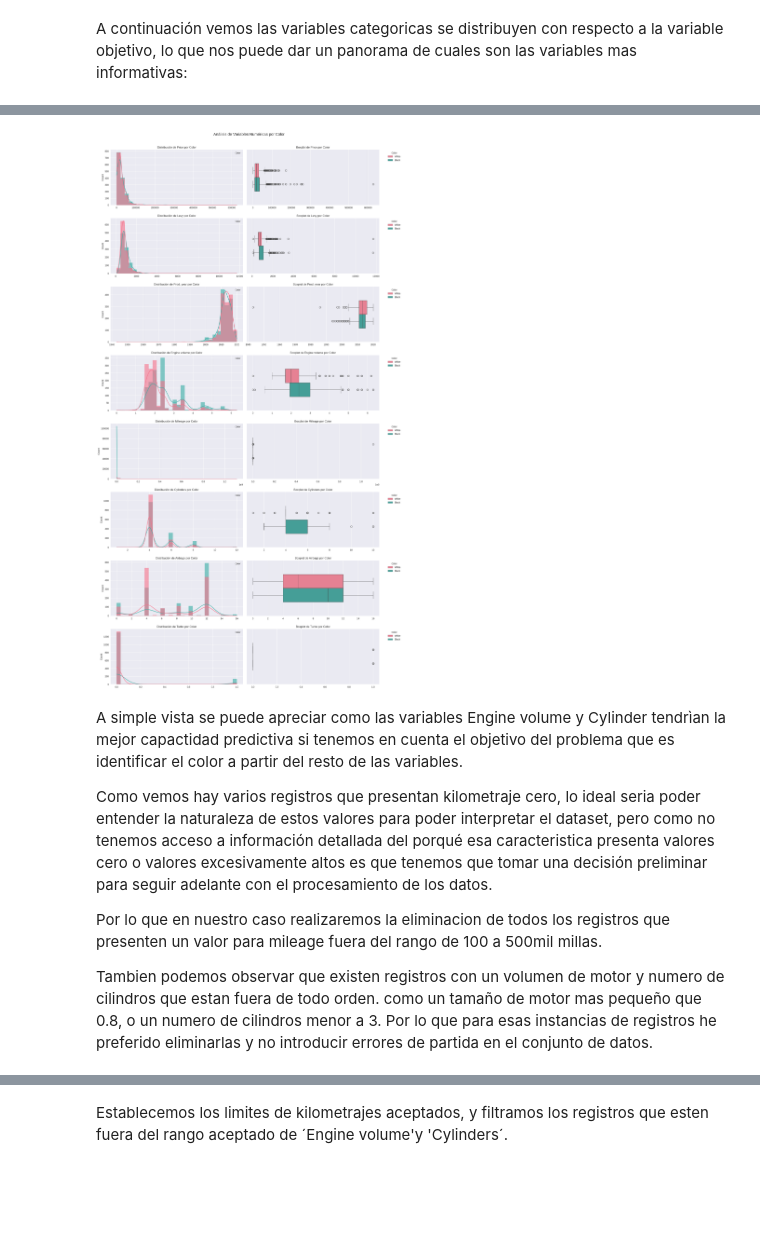
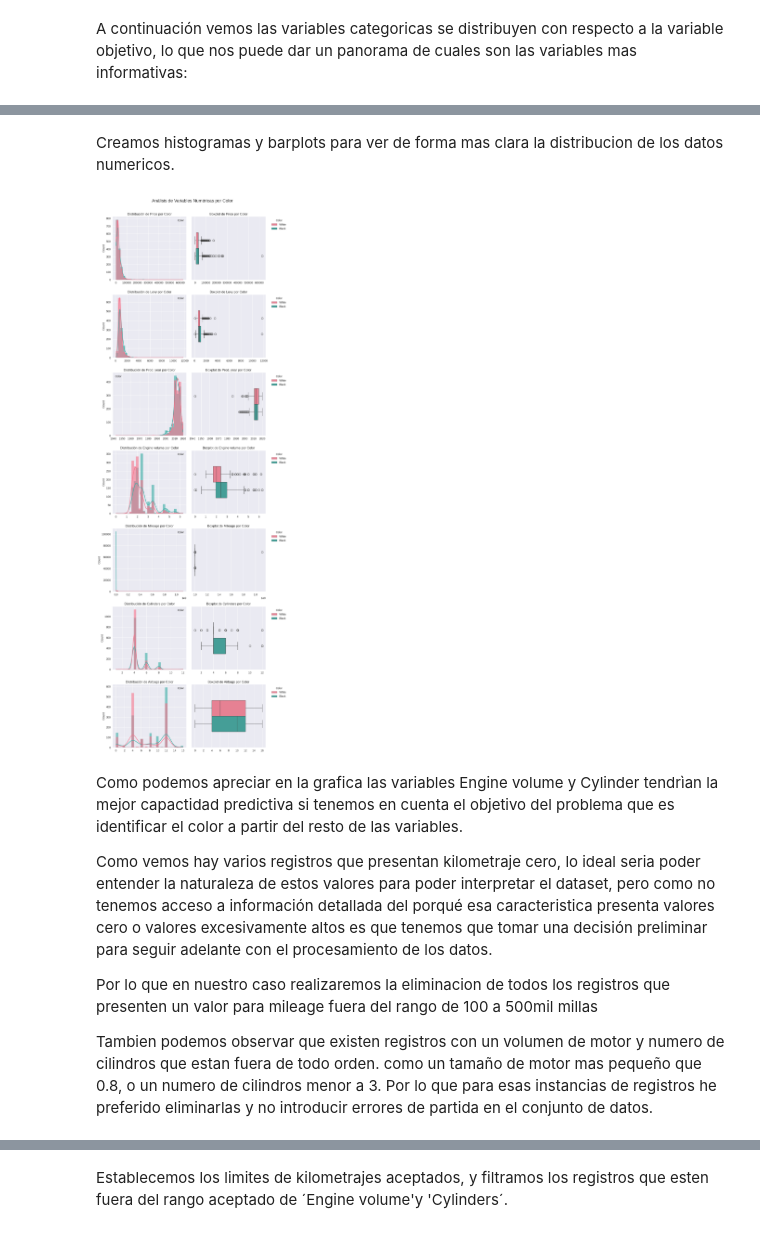
Before and after one commit to sergiolitwiniuk85/machineLearning, a Jupyter notebook: svm_clasification_bagging_stacking.ipynb, the cells around one changed output, grey strips where cells are left out. Saved outputs shown, nothing was run; the diff lists cells and outputs as text; code cells hidden in the pictures; blank space fills up the shorter version.

```diff
--- a/svm_clasification_bagging_stacking.ipynb
+++ b/svm_clasification_bagging_stacking.ipynb
@@ -222,7 +222,7 @@ df['Engine volume'] = df['Engine volume'].astype(str)
 df['Levy'] = df['Levy'].astype(str)
 
 # 1. Procesamiento de 'Engine volume' (Turbo y valor numérico)
-df['Turbo'] = df['Engine volume'].str.contains('Turbo', case=True).astype(int)
+df['Turbo'] = df['Engine volume'].str.contains('Turbo', case=True).astype(bool)
 df['Engine volume'] = (
     df['Engine volume']
     .str.replace('Turbo', '', case=False)
@@ -339,0 +356,40 @@ for col in df.select_dtypes(include='object').columns:
+# %%
+import seaborn as sns
+import matplotlib.pyplot as plt
+import numpy as np
+
+# Obtener las columnas categóricas
+cat_cols = df.select_dtypes(include=['object', 'bool']).columns
+
+# Configurar la figura con subplots (3 filas x 3 columnas)
+fig, axes = plt.subplots(3, 3, figsize=(18, 15))
+fig.tight_layout(pad=5.0)
+
+# Aplanar el array de ejes para facilitar el acceso
+axes = axes.flatten()
+
+# Crear paleta HUSL
+palette = sns.color_palette("husl", len(df["Color"].unique()))
+
+# Loop para crear cada subplot
+for i, col in enumerate(cat_cols):
+    if i < 9:  # Solo mostramos 9 gráficos (3x3)
+        sns.countplot(
+            data=df,
+            x=col,
+            hue="Color",
+            palette=palette,
+            ax=axes[i]
+        )
+        axes[i].set_title(f'Distribución de {col}')
+        axes[i].set_xlabel(col)
+        axes[i].set_ylabel('Frecuencia')
+        axes[i].tick_params(axis='x', rotation=45)
+        axes[i].grid(axis='y', linestyle='--', alpha=0.7)
+        axes[i].legend(title='Color', bbox_to_anchor=(1.05, 1), loc='upper left')
+
+# Ocultar ejes vacíos si hay menos de 9 gráficos
+for j in range(i+1, 9):
+    axes[j].axis('off')
+
+plt.show()
@@ -382,3 +444,5 @@ Passing `palette` without assigning `hue` is deprecated and will be removed in v
+# %% [markdown]
+Creamos histogramas y barplots para ver de forma mas clara la distribucion de los datos numericos.
 # %%
 # Configuración de estilo
 plt.style.use('seaborn-v0_8')
@@ -396,47 +460,47 @@ for i, color in enumerate(unique_colors):
     color_palette[color] = sns.color_palette("husl", n_colors=len(unique_colors))[i]
 
 # Crear gráficos combinados con hue
-plt.figure(figsize=(18, len(numeric_vars) * 4))
+plt.figure(figsize=(10, len(numeric_vars) * 4))
 
 for i, var in enumerate(numeric_vars, 1):
     # Gráfico de distribución con hue
     plt.subplot(len(numeric_vars), 2, 2 * i - 1)
     sns.histplot(data=df,
                  x=var,
                  hue='Color',
                  kde=True,
                  bins=30,
                  palette=color_palette,  # Usar la paleta dinámica
                  alpha=0.6,
                  element='step')
     plt.title(f'Distribución de {var} por Color', fontsize=12)
     plt.xlabel('')
     plt.legend(title='Color')  # La leyenda se genera automáticamente con la paleta
 
     # Boxplot con hue
     plt.subplot(len(numeric_vars), 2, 2 * i)
     sns.boxplot(data=df,
                 x=var,
                 hue='Color',
                 palette=color_palette,  # Usar la paleta dinámica
                 width=0.5)
     plt.title(f'Boxplot de {var} por Color', fontsize=12)
     plt.xlabel('')
     plt.ylabel('')
     # Mover la leyenda fuera del gráfico
     plt.legend(title='Color', bbox_to_anchor=(1.05, 1), loc='upper left')
 
 plt.tight_layout()
 plt.suptitle('Análisis de Variables Numéricas por Color', y=1.02, fontsize=16)  # Corregir el título principal
 plt.show()
 # %% [output]
-[figure, old version]
+[figure, new version]
 # %% [markdown]
-A simple vista se puede apreciar como las variables Engine volume y Cylinder tendrìan la mejor capactidad predictiva si tenemos en cuenta el objetivo del problema que es identificar el color a partir del resto de las variables.
+Como podemos apreciar en la grafica las variables Engine volume y Cylinder tendrìan la mejor capactidad predictiva si tenemos en cuenta el objetivo del problema que es identificar el color a partir del resto de las variables.
 
 Como vemos hay varios registros que presentan kilometraje cero, lo ideal seria poder entender la naturaleza de estos valores para poder interpretar el dataset, pero como no tenemos acceso a información detallada del porqué esa caracteristica presenta valores cero o valores excesivamente altos es que tenemos que tomar una decisión preliminar para seguir adelante con el procesamiento de los datos.
 
-Por lo que en nuestro caso realizaremos la eliminacion de todos los registros que presenten un valor para mileage fuera del rango de 100 a 500mil millas.
+Por lo que en nuestro caso realizaremos la eliminacion de todos los registros que presenten un valor para mileage fuera del rango de 100 a 500mil millas
 
 Tambien podemos observar que existen registros con un volumen de motor y numero de cilindros que estan fuera de todo orden. como un tamaño de motor mas pequeño que 0.8, o un numero de cilindros menor a 3. Por lo que para esas instancias de registros he preferido eliminarlas y no introducir errores de partida en el conjunto de datos.
 # %%
```
Also changed, not shown: parts of 139 cells of this notebook.
